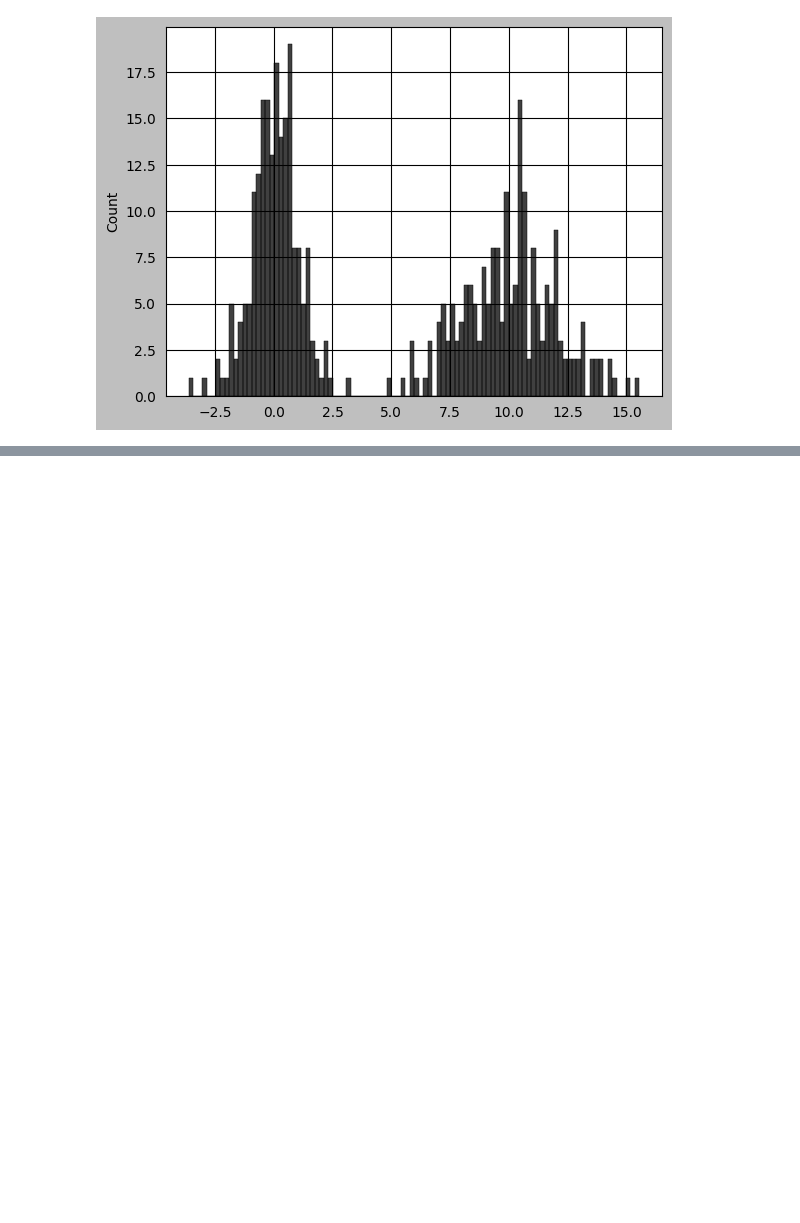
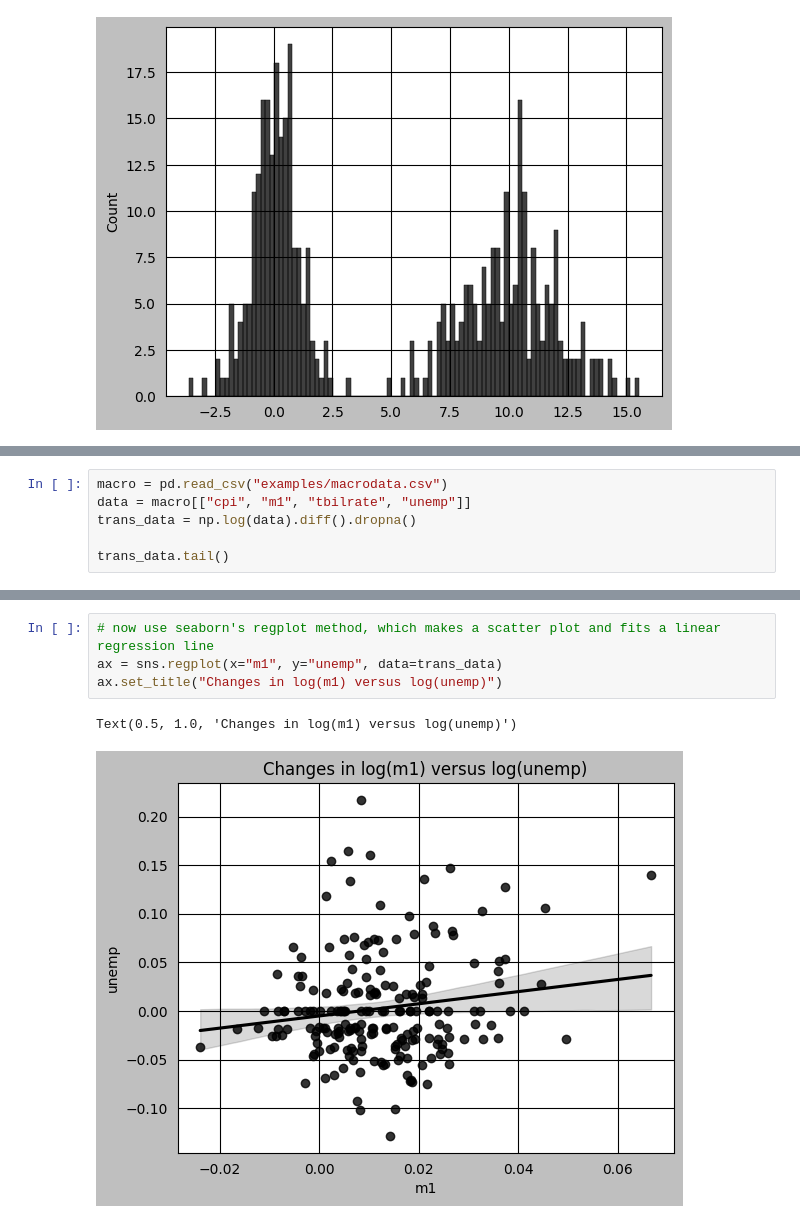
Before and after one commit to f-ckyou/pandas, a Jupyter notebook: pd-9/2_plotting_with_pandas_and_seaborn.ipynb, the cells around one changed output, grey strips where cells are left out. Cells and saved outputs as stored; diff of their text form; blank space fills up the shorter version.

Commit message:
facet grid plots

```diff
--- a/pd-9/2_plotting_with_pandas_and_seaborn.ipynb
+++ b/pd-9/2_plotting_with_pandas_and_seaborn.ipynb
@@ -387,0 +391,6 @@ sns.histplot(values, bins=100, color="black")
+# %%
+macro = pd.read_csv("examples/macrodata.csv")
+data = macro[["cpi", "m1", "tbilrate", "unemp"]]
+trans_data = np.log(data).diff().dropna()
+
+trans_data.tail()
@@ -387,0 +404,7 @@ sns.histplot(values, bins=100, color="black")
+# %%
+# now use seaborn's regplot method, which makes a scatter plot and fits a linear regression line
+ax = sns.regplot(x="m1", y="unemp", data=trans_data)
+ax.set_title("Changes in log(m1) versus log(unemp)")
+# %% [output]
+Text(0.5, 1.0, 'Changes in log(m1) versus log(unemp)')
+[figure, added]
```
Also changed, not shown: parts of 8 cells of this notebook, 1 other file.
